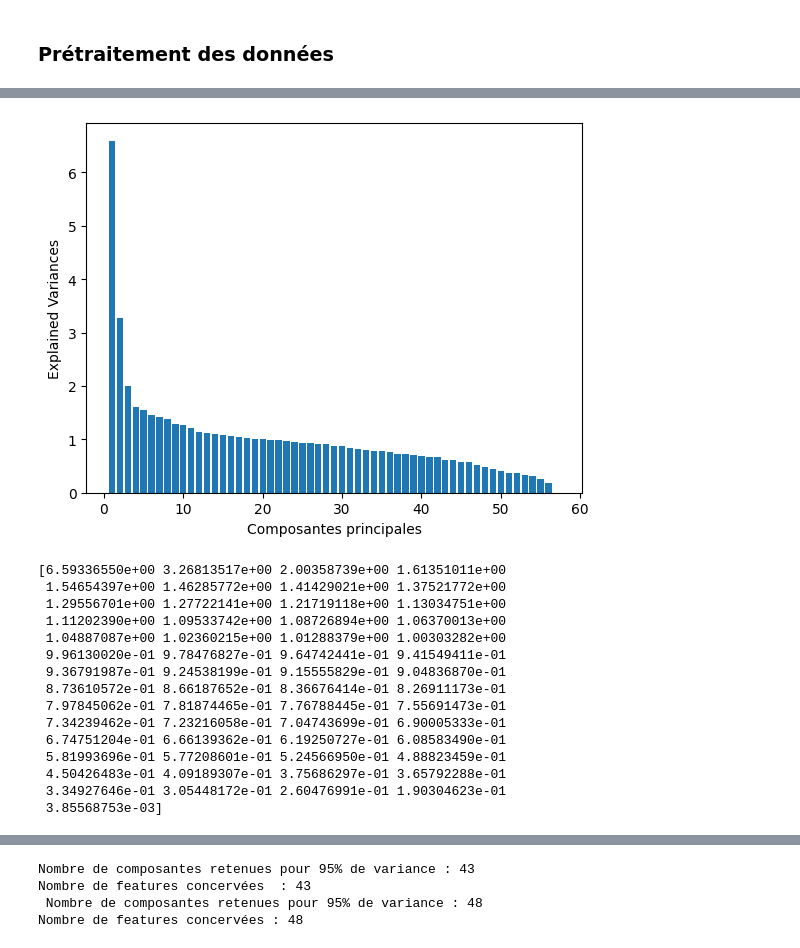
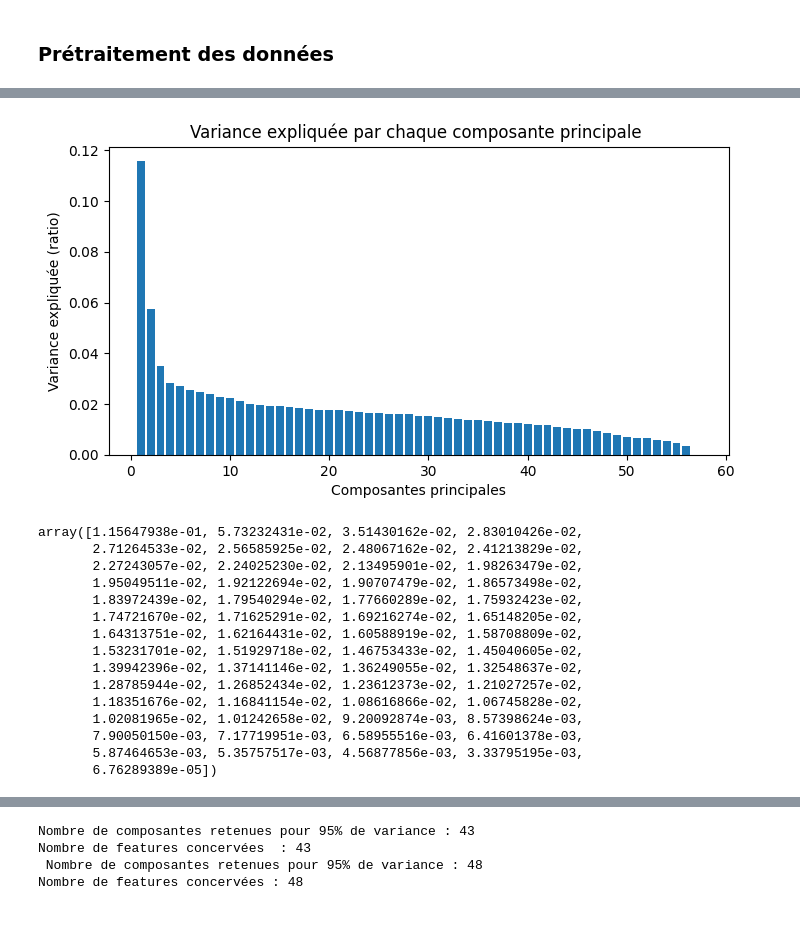
Before and after one commit to Ali322O/ML-project---Diabete-detection-, a Jupyter notebook: notebooks/spam.ipynb, the cells around one changed output, grey strips where cells are left out. Drawn from its saved outputs; the diff is of its cells as text; code cells hidden in the pictures; blank space fills up the shorter version.

Commit message:
modif du  workflow + update spam notebook

```diff
--- a/notebooks/spam.ipynb
+++ b/notebooks/spam.ipynb
@@ -35,6 +44,11 @@ from sklearn.metrics import roc_curve, auc, precision_recall_curve
 # %% [markdown]
 ### 1- Chargement et visualisation du dataset
 # %%
-df= load_data("spambase.data")
+import os
+
+spam_path = os.path.join("..", "data", "spambase", "spambase.data")
+df = load_data(spam_path)
+
+df.shape, df.head()
 # %% [output]
 Dataset Spambase chargé : 4601 lignes, 58 colonnes
@@ -285,3 +400,5 @@ Dans un contexte spam :
 ### 2ème cas: avec PCA
 # %% [markdown]
 ### Prétraitement des données
+# %%
+df_clean = preprocess_data(df)
@@ -288,28 +434,37 @@ Dans un contexte spam :
 # %%
-# visualiser la courbe des variances expliquées en fonction des composantes principales
-features= df_scaled.drop(columns=['spam'])
-pca=PCA()
-pca.fit_transform(features)
-plt.bar(range(1,58),pca.explained_variance_)
-plt.xlabel('Composantes principales')
-plt.ylabel('Explained Variances')
+# Analyse des variances expliquées par les composantes principales
+
+features = df_clean.drop(columns=["spam"])
+
+pca_full = PCA()
+pca_full.fit(features)
+
+# Nombre de composantes
+n_components = features.shape[1]
+
+plt.figure(figsize=(8, 4))
+plt.bar(range(1, n_components + 1), pca_full.explained_variance_ratio_)
+plt.xlabel("Composantes principales")
+plt.ylabel("Variance expliquée (ratio)")
+plt.title("Variance expliquée par chaque composante principale ")
 plt.show()
-print(pca.explained_variance_)
+
+pca_full.explained_variance_ratio_
 # %% [output]
-[figure, old version]
+[figure, new version]
-[6.59336550e+00 3.26813517e+00 2.00358739e+00 1.61351011e+00
- 1.54654397e+00 1.46285772e+00 1.41429021e+00 1.37521772e+00
- 1.29556701e+00 1.27722141e+00 1.21719118e+00 1.13034751e+00
- 1.11202390e+00 1.09533742e+00 1.08726894e+00 1.06370013e+00
- 1.04887087e+00 1.02360215e+00 1.01288379e+00 1.00303282e+00
- 9.96130020e-01 9.78476827e-01 9.64742441e-01 9.41549411e-01
- 9.36791987e-01 9.24538199e-01 9.15555829e-01 9.04836870e-01
- 8.73610572e-01 8.66187652e-01 8.36676414e-01 8.26911173e-01
- 7.97845062e-01 7.81874465e-01 7.76788445e-01 7.55691473e-01
- 7.34239462e-01 7.23216058e-01 7.04743699e-01 6.90005333e-01
- 6.74751204e-01 6.66139362e-01 6.19250727e-01 6.08583490e-01
- 5.81993696e-01 5.77208601e-01 5.24566950e-01 4.88823459e-01
- 4.50426483e-01 4.09189307e-01 3.75686297e-01 3.65792288e-01
- 3.34927646e-01 3.05448172e-01 2.60476991e-01 1.90304623e-01
- 3.85568753e-03]
+array([1.15647938e-01, 5.73232431e-02, 3.51430162e-02, 2.83010426e-02,
+       2.71264533e-02, 2.56585925e-02, 2.48067162e-02, 2.41213829e-02,
+       2.27243057e-02, 2.24025230e-02, 2.13495901e-02, 1.98263479e-02,
+       1.95049511e-02, 1.92122694e-02, 1.90707479e-02, 1.86573498e-02,
+       1.83972439e-02, 1.79540294e-02, 1.77660289e-02, 1.75932423e-02,
+       1.74721670e-02, 1.71625291e-02, 1.69216274e-02, 1.65148205e-02,
+       1.64313751e-02, 1.62164431e-02, 1.60588919e-02, 1.58708809e-02,
+       1.53231701e-02, 1.51929718e-02, 1.46753433e-02, 1.45040605e-02,
+       1.39942396e-02, 1.37141146e-02, 1.36249055e-02, 1.32548637e-02,
+       1.28785944e-02, 1.26852434e-02, 1.23612373e-02, 1.21027257e-02,
+       1.18351676e-02, 1.16841154e-02, 1.08616866e-02, 1.06745828e-02,
+       1.02081965e-02, 1.01242658e-02, 9.20092874e-03, 8.57398624e-03,
+       7.90050150e-03, 7.17719951e-03, 6.58955516e-03, 6.41601378e-03,
+       5.87464653e-03, 5.35757517e-03, 4.56877856e-03, 3.33795195e-03,
+       6.76289389e-05])
 # %%
```
Also changed, not shown: parts of 19 cells of this notebook, 3 other files.
